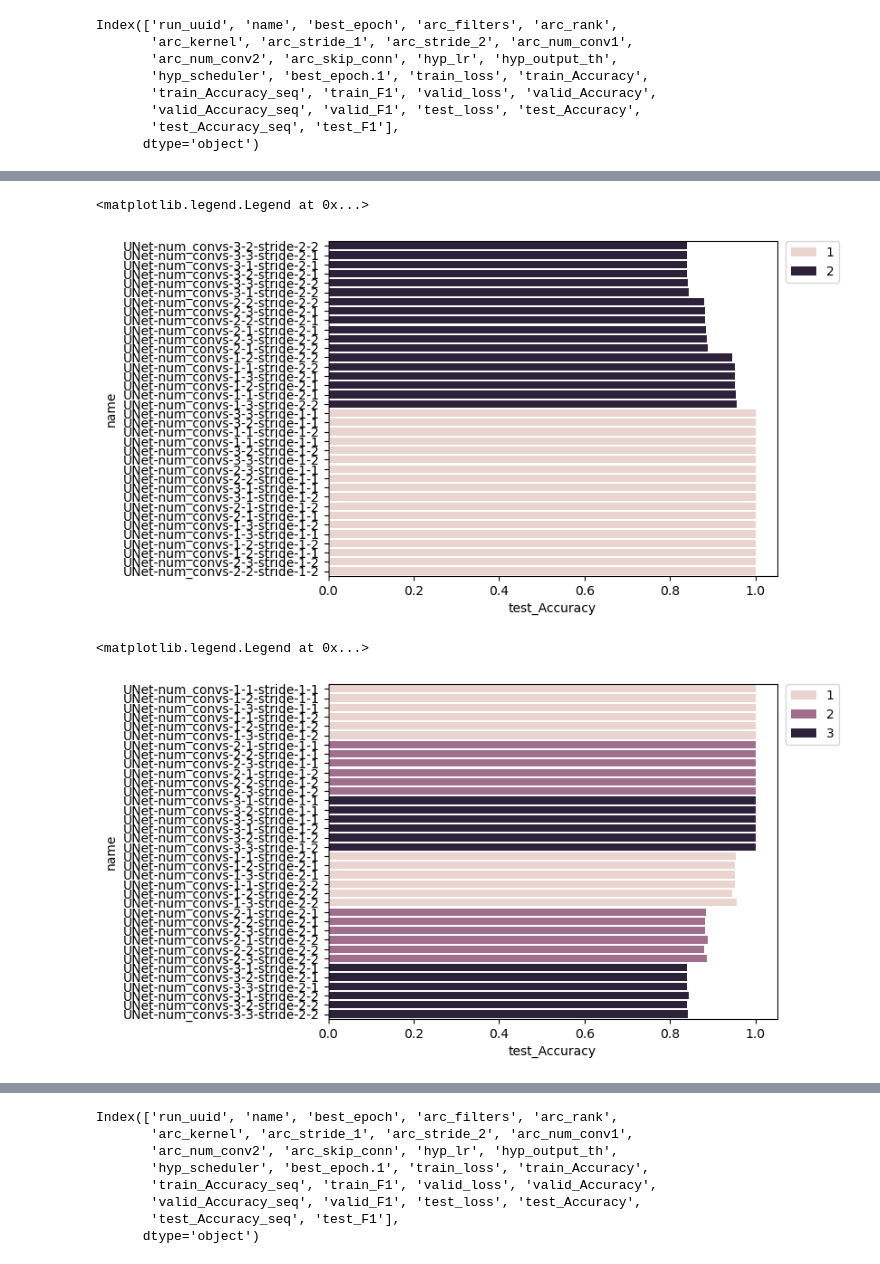
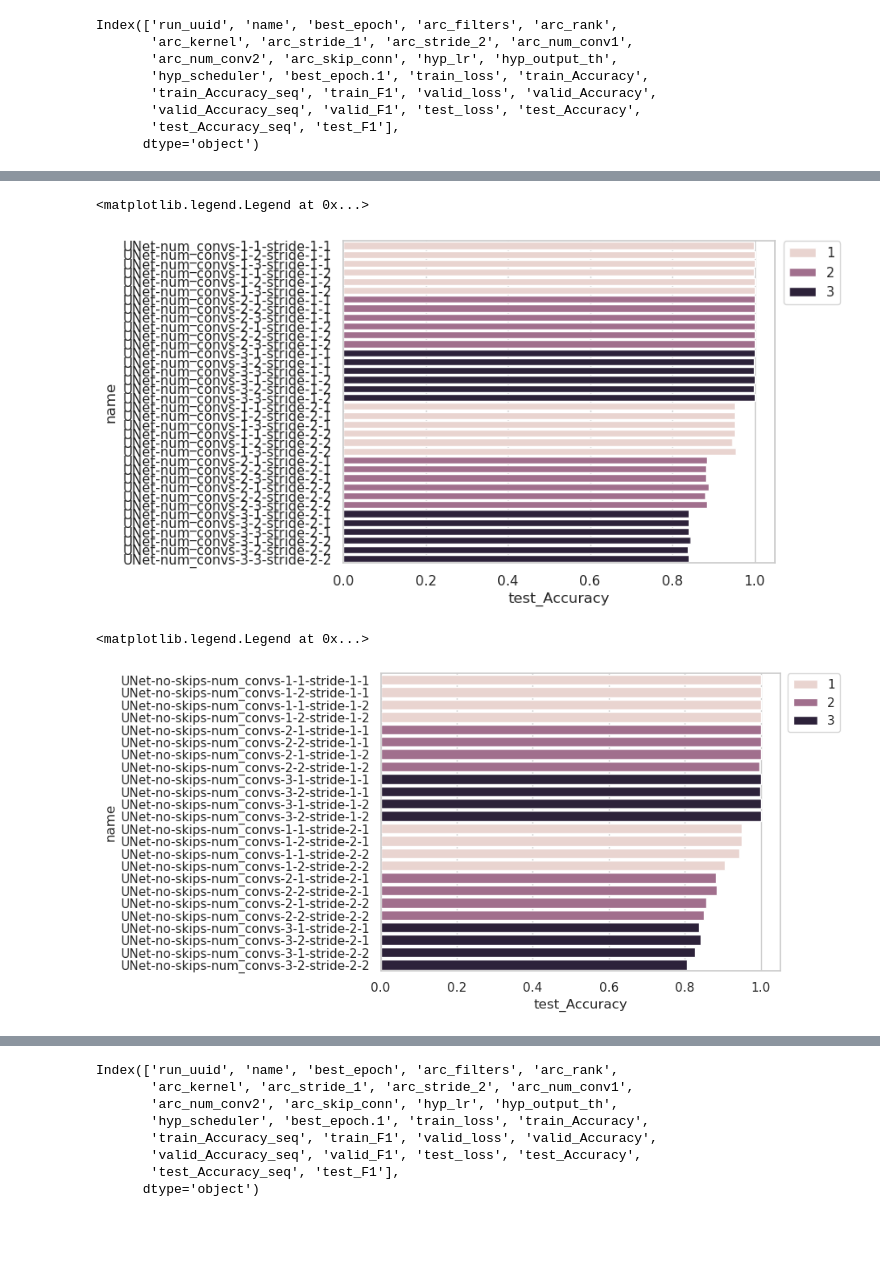
Before and after one commit to Gisch97/RNA-analysis, a Jupyter notebook: AEseq2seq/notebooks/Unet_convolution_layers.ipynb, the cells around one changed output, grey strips where cells are left out. Cells and saved outputs as stored; diff of their text form; code cells hidden in the pictures; blank space fills up the shorter version.

Commit message:
add convolution layers without skip connections

```diff
--- a/AEseq2seq/notebooks/Unet_convolution_layers.ipynb
+++ b/AEseq2seq/notebooks/Unet_convolution_layers.ipynb
@@ -3,9 +3,11 @@ import pandas as pd
 import matplotlib.pyplot as plt
 import seaborn as sns
 pd.options.display.max_columns = None
+# %%
+sns.set_theme(style="whitegrid", palette="pastel")
 # %%
-data = pd.read_csv('./from_db/Unet/Unet- convolutional-layers/params_best_epoch.csv')
-metrics = pd.read_csv('./from_db/Unet/Unet- convolutional-layers/train_metrics.csv')
+data = pd.read_csv('./from_db/Unet/Unet- convolutional-layers/params_best_epoch_v2.csv')
+metrics = pd.read_csv('./from_db/Unet/Unet- convolutional-layers/train_metrics_v2.csv')
 # %%
 data.columns
 # %% [output]
@@ -19,0 +24,3 @@ Index(['run_uuid', 'name', 'best_epoch', 'arc_filters', 'arc_rank',
+# %%
+data_skips = data[data['arc_skip_conn'] == 1]
+data_no_skips = data[data['arc_skip_conn'] == 0]
@@ -20,14 +42,13 @@ Index(['run_uuid', 'name', 'best_epoch', 'arc_filters', 'arc_rank',
 # %%
-g = sns.barplot(data=data.sort_values(by=['test_Accuracy']), x='test_Accuracy', y='name', hue='arc_stride_1')
-
+g = sns.barplot(data=data_skips.sort_values(by=['arc_stride_1','arc_num_conv1','arc_stride_2']), x='test_Accuracy', y='name', hue='arc_num_conv1')
 g.legend(bbox_to_anchor=(1.02, 1), loc=2, borderaxespad=0.)
 # %% [output]
 <matplotlib.legend.Legend at 0x...>
-[figure, old version]
+[figure, new version]
 # %%
-g = sns.barplot(data=data.sort_values(by=['arc_stride_1','arc_num_conv1','arc_stride_2']), x='test_Accuracy', y='name', hue='arc_num_conv1')
+g = sns.barplot(data=data_no_skips.sort_values(by=['arc_stride_1','arc_num_conv1','arc_stride_2']), x='test_Accuracy', y='name', hue='arc_num_conv1')
 g.legend(bbox_to_anchor=(1.02, 1), loc=2, borderaxespad=0.)
 # %% [output]
 <matplotlib.legend.Legend at 0x...>
-[figure, old version]
+[figure, new version]
 # %%
```
Also changed, not shown: parts of 9 cells of this notebook, 2 other files.
